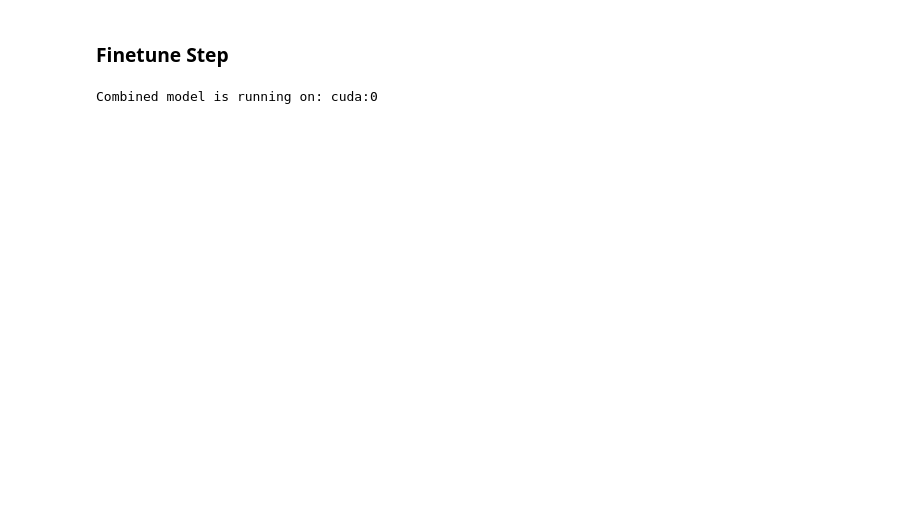
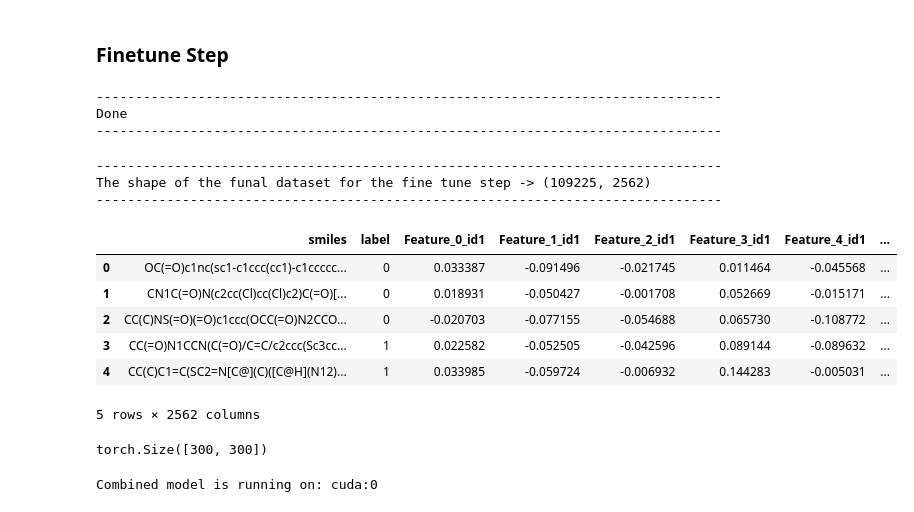
Before and after one commit to Gavision97/DLResearchPPI, a Jupyter notebook: Project 5 Building Model for Research Pipeline/code/proj5_pt_ft_gpu.ipynb, the cells around one changed output. Cells and saved outputs as stored; diff of their text form; code cells hidden in the pictures; blank space fills up the shorter version.

```diff
--- a/Project 5 Building Model for Research Pipeline/code/proj5_pt_ft_gpu.ipynb
+++ b/Project 5 Building Model for Research Pipeline/code/proj5_pt_ft_gpu.ipynb
@@ -800,0 +790,27 @@ import os
+# %%
+finetune_ds = pd.read_csv(os.path.join('datasets', 'final_dataset_cleaned.csv'))
+PRINT()
+# %% [output]
+--------------------------------------------------------------------------------
+Done
+--------------------------------------------------------------------------------
+# %%
+PRINTM(f'The shape of the funal dataset for the fine tune step -> {finetune_ds.shape}')
+# %% [output]
+--------------------------------------------------------------------------------
+The shape of the funal dataset for the fine tune step -> (109225, 2562)
+--------------------------------------------------------------------------------
+# %%
+finetune_ds.head()
+# %% [output]
+|  | smiles | label | Feature_0_id1 | Feature_1_id1 | Feature_2_id1 | Feature_3_id1 | Feature_4_id1 | ... |
+| 0 | OC(=O)c1nc(sc1-c1ccc(cc1)-c1ccccc... | 0 | 0.033387 | -0.091496 | -0.021745 | 0.011464 | -0.045568 | ... |
+| 1 | CN1C(=O)N(c2cc(Cl)cc(Cl)c2)C(=O)[... | 0 | 0.018931 | -0.050427 | -0.001708 | 0.052669 | -0.015171 | ... |
+| 2 | CC(C)NS(=O)(=O)c1ccc(OCC(=O)N2CCO... | 0 | -0.020703 | -0.077155 | -0.054688 | 0.065730 | -0.108772 | ... |
+| 3 | CC(=O)N1CCN(C(=O)/C=C/c2ccc(Sc3cc... | 1 | 0.022582 | -0.052505 | -0.042596 | 0.089144 | -0.089632 | ... |
+| 4 | CC(C)C1=C(SC2=N[C@](C)([C@H](N12)... | 1 | 0.033985 | -0.059724 | -0.006932 | 0.144283 | -0.005031 | ... |
+5 rows × 2562 columns
+# %%
+mpnn.predictor.ffn[0][0].weight.shape
+# %% [output]
+torch.Size([300, 300])
```
Also changed, not shown: parts of 64 cells of this notebook.
